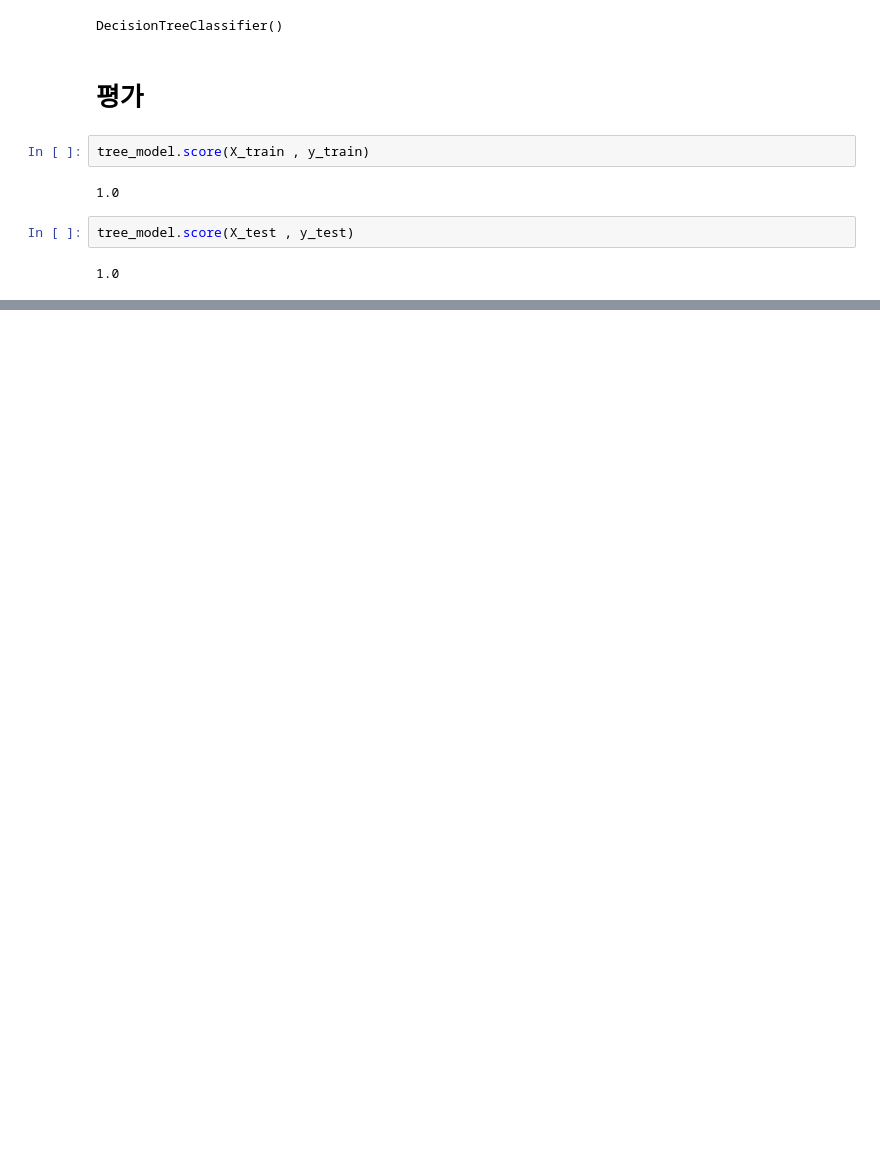
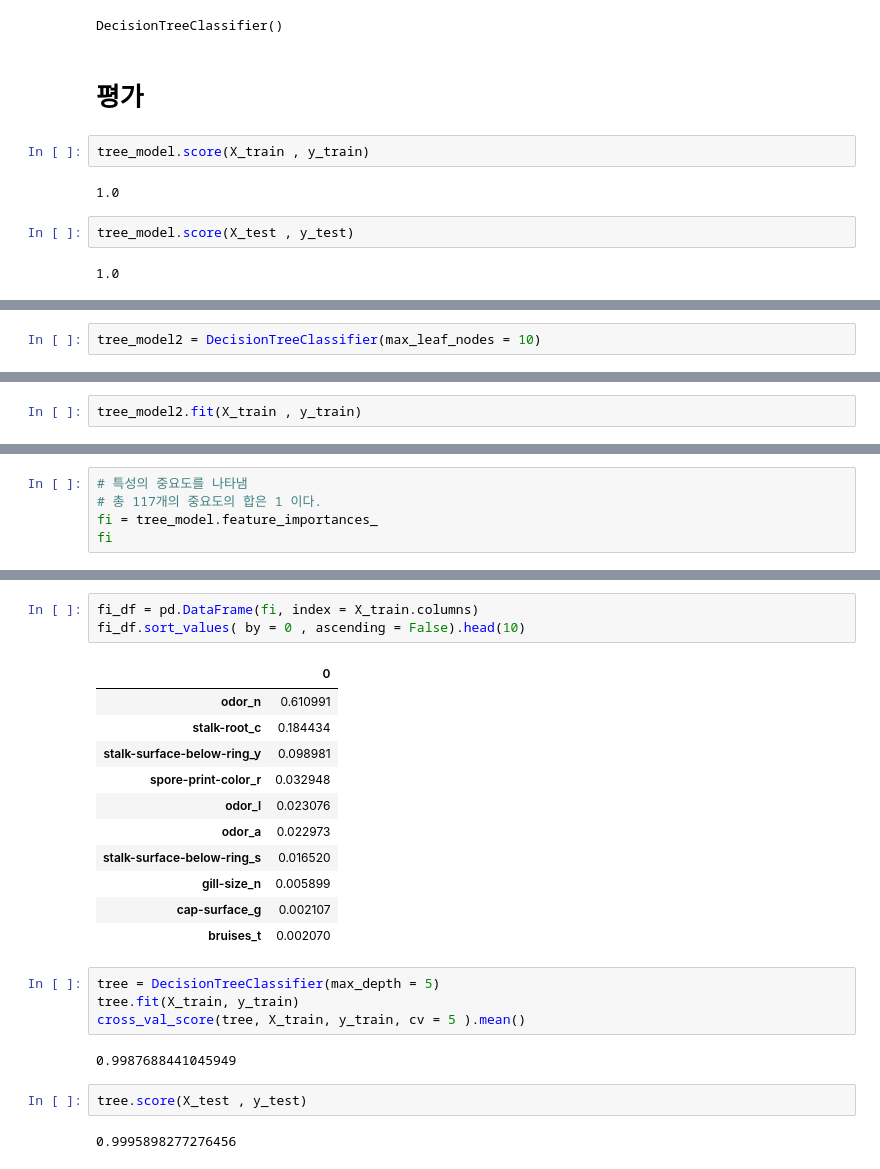
Before and after one commit to Shaharen/MachineLearning, a Jupyter notebook: Ex04_Decision Tree.ipynb, the cells around one changed output, grey strips where cells are left out. Saved outputs shown, nothing was run; the diff lists cells and outputs as text; blank space fills up the shorter version.

```diff
--- a/Ex04_Decision Tree.ipynb
+++ b/Ex04_Decision Tree.ipynb
@@ -138,0 +186,2 @@ tree_model.score(X_test , y_test)
+# %%
+tree_model2 = DecisionTreeClassifier(max_leaf_nodes = 10)
@@ -138,0 +190,2 @@ tree_model.score(X_test , y_test)
+# %%
+tree_model2.fit(X_train , y_train)
@@ -138,0 +253,5 @@ tree_model.score(X_test , y_test)
+# %%
+# 특성의 중요도를 나타냄
+# 총 117개의 중요도의 합은 1 이다.
+fi = tree_model.feature_importances_
+fi
@@ -138,0 +276,25 @@ tree_model.score(X_test , y_test)
+# %%
+fi_df = pd.DataFrame(fi, index = X_train.columns)
+fi_df.sort_values( by = 0 , ascending = False).head(10)
+# %% [output]
+|  | 0 |
+| odor_n | 0.610991 |
+| stalk-root_c | 0.184434 |
+| stalk-surface-below-ring_y | 0.098981 |
+| spore-print-color_r | 0.032948 |
+| odor_l | 0.023076 |
+| odor_a | 0.022973 |
+| stalk-surface-below-ring_s | 0.016520 |
+| gill-size_n | 0.005899 |
+| cap-surface_g | 0.002107 |
+| bruises_t | 0.002070 |
+# %%
+tree = DecisionTreeClassifier(max_depth = 5)
+tree.fit(X_train, y_train)
+cross_val_score(tree, X_train, y_train, cv = 5 ).mean()
+# %% [output]
+0.9987688441045949
+# %%
+tree.score(X_test , y_test)
+# %% [output]
+0.9995898277276456
```
Also changed, not shown: parts of 29 cells of this notebook.
